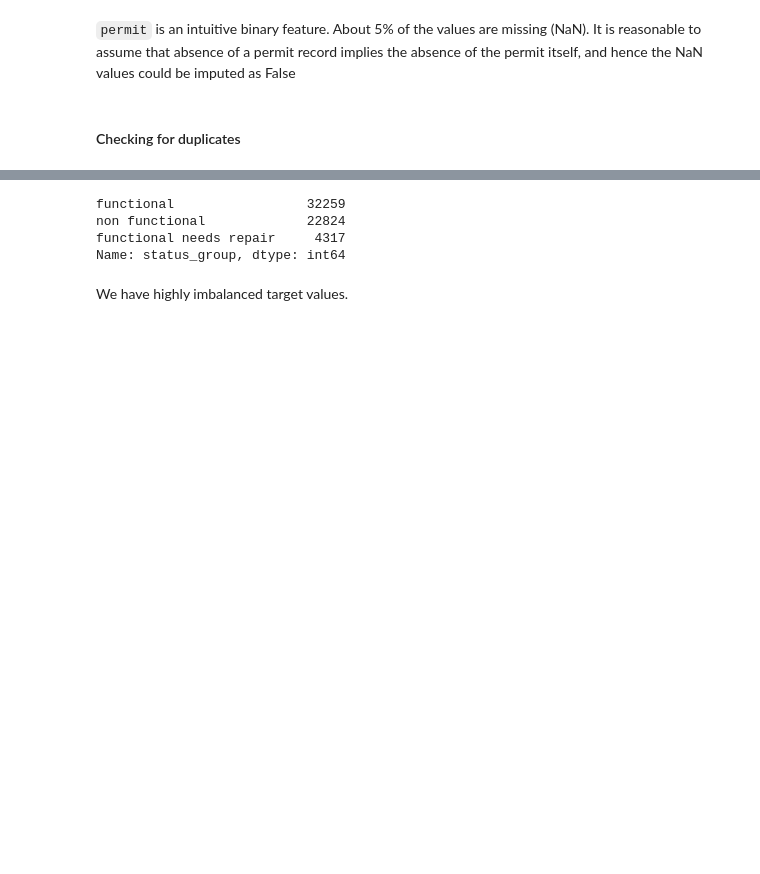
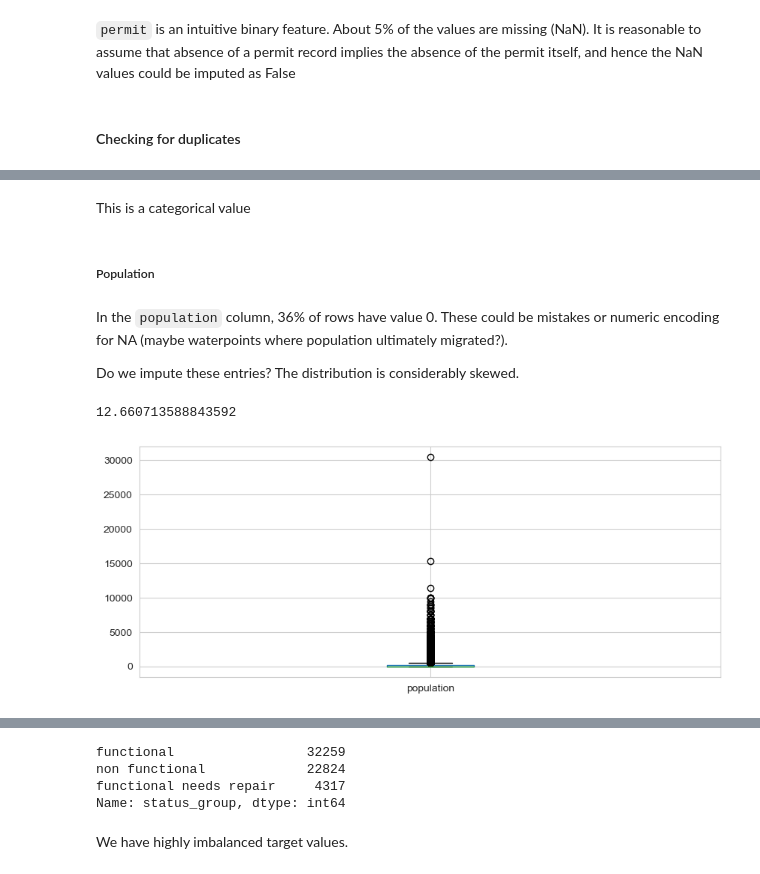
Before and after one commit to KImondorose/phase_3_project-Pump-it-Up-Data-Mining-the-Water-Table, a Jupyter notebook: notebook.ipynb, the cells around one changed output, grey strips where cells are left out. Cells and saved outputs as stored; diff of their text form; code cells hidden in the pictures; blank space fills up the shorter version.

```diff
--- a/notebook.ipynb
+++ b/notebook.ipynb
@@ -616,0 +769,2 @@ None of the numeric columns have missing data and all of them seem to be continu
+# %%
+training_data['longitude'].replace(to_replace = 0 , value =35.15, inplace=True) # changing 0 values to mean
@@ -616,0 +790,2 @@ None of the numeric columns have missing data and all of them seem to be continu
+# %%
+training_data.drop('num_private',axis=1, inplace=True )
@@ -616,0 +846,18 @@ None of the numeric columns have missing data and all of them seem to be continu
+# %% [markdown]
+This is a categorical value
+# %% [markdown]
+##### Population
+# %% [markdown]
+In the `population` column, 36% of rows have value 0. These could be mistakes or numeric encoding for NA (maybe waterpoints where population ultimately migrated?).
+
+Do we impute these entries? The distribution is considerably skewed.
+# %%
+print(training_data['population'].skew())
+# %% [output]
+12.660713588843592
+# %%
+plt.figure(figsize=(10,4))
+training_data.boxplot(['population'], grid=True, fontsize=10)
+plt.show()
+# %% [output]
+[figure, added]
```
Also changed, not shown: parts of 65 cells of this notebook.
